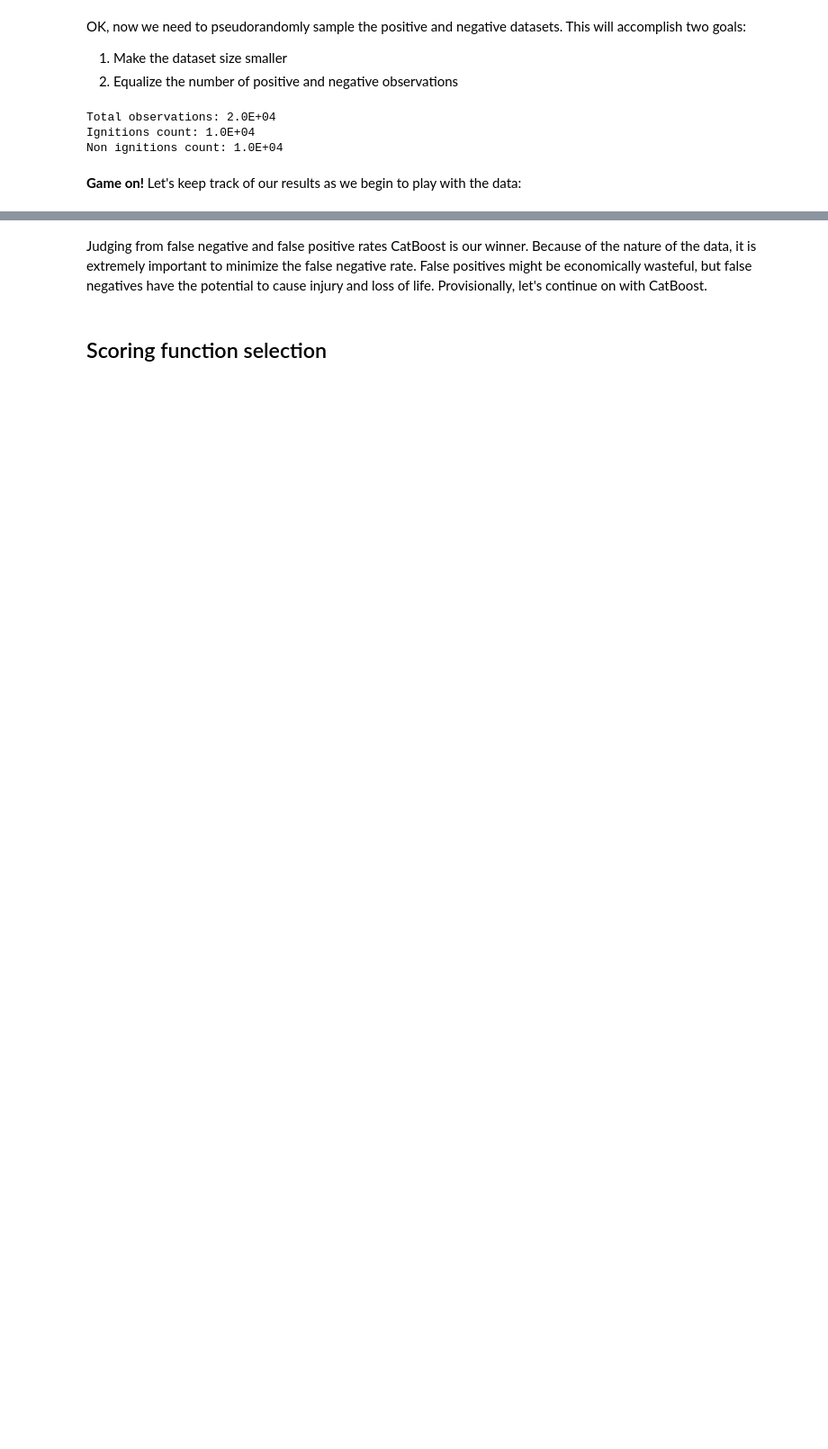
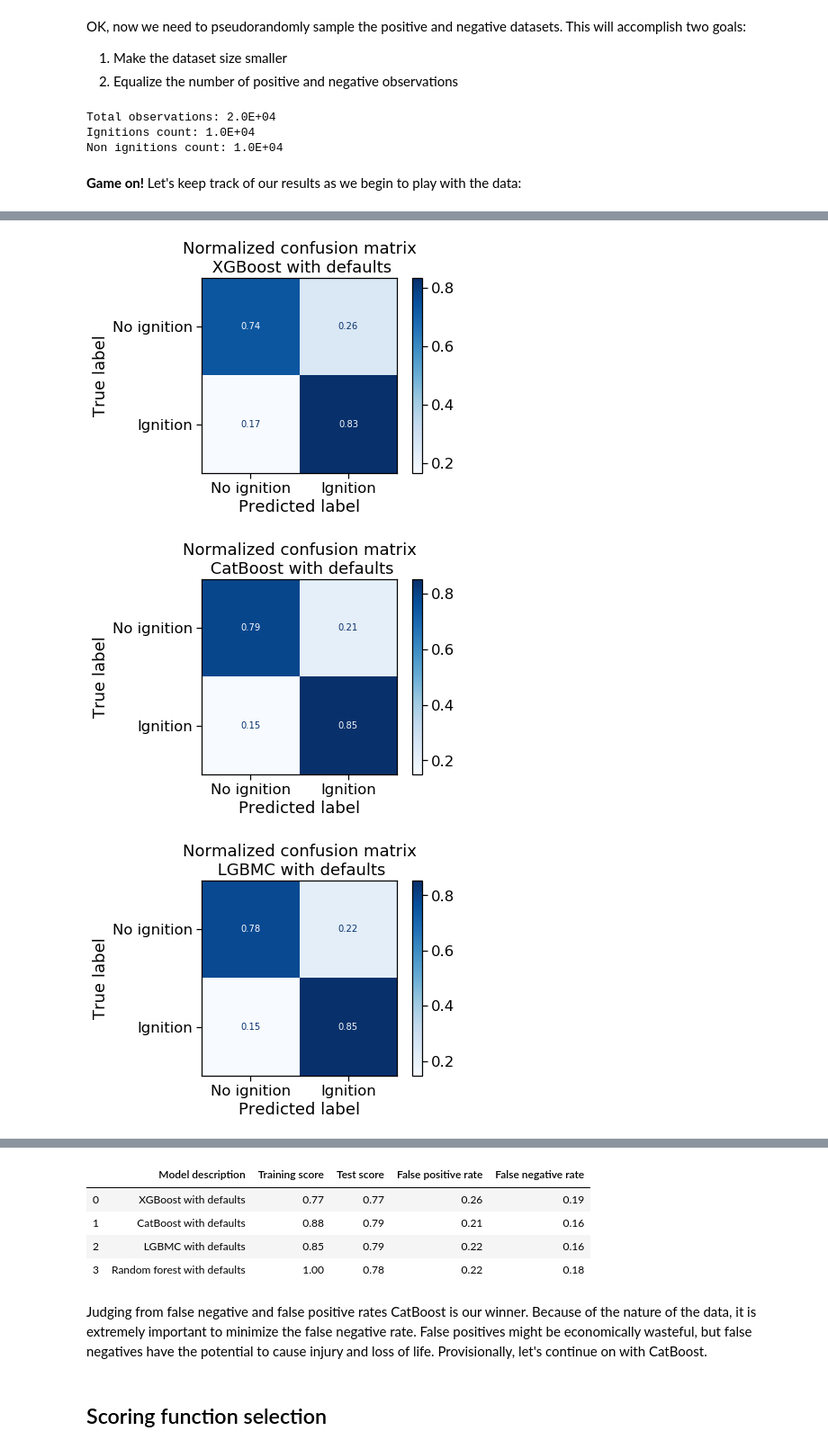
Before and after one commit to aristyogresearch/wildfire, a Jupyter notebook: notebooks/gradient_boosting_model_selection.ipynb, the cells around one changed output, grey strips where cells are left out. Shown at 90% size. Cells and saved outputs as stored; diff of their text form; code cells hidden in the pictures; blank space fills up the shorter version.

```diff
--- a/notebooks/gradient_boosting_model_selection.ipynb
+++ b/notebooks/gradient_boosting_model_selection.ipynb
@@ -286,0 +264,36 @@ model_scores
+# %%
+from xgboost import XGBClassifier
+from catboost import CatBoostClassifier
+from lightgbm import LGBMClassifier
+from sklearn.ensemble import RandomForestClassifier
+
+model_descriptions = [
+    'XGBoost with defaults',
+    'CatBoost with defaults',
+    'LightGBM. with defaults',
+    'Random forest with defaults'
+]
+
+threads = (xgb_jobs * optimization_jobs)
+
+classifiers = (
+    XGBClassifier(n_jobs = threads),
+    CatBoostClassifier(thread_count = threads, silent = True),
+    LGBMClassifier(n_jobs = threads),
+    RandomForestClassifier(n_jobs = threads)
+)
+
+model_scores = compare_algorithms(
+    classifiers,
+    model_descriptions,
+    x_train,
+    y_train,
+    x_test,
+    y_test
+ )
+
+model_scores
+# %% [output]
+[figure, added]
+[figure, added]
+[figure, added]
@@ -287,3 +301,8 @@ model_scores
+|  | Model description | Training score | Test score | False positive rate | False negative rate |
+| 0 | XGBoost with defaults | 0.77 | 0.77 | 0.26 | 0.19 |
+| 1 | CatBoost with defaults | 0.88 | 0.79 | 0.21 | 0.16 |
+| 2 | LGBMC with defaults | 0.85 | 0.79 | 0.22 | 0.16 |
+| 3 | Random forest with defaults | 1.00 | 0.78 | 0.22 | 0.18 |
 # %% [markdown]
 Judging from false negative and false positive rates CatBoost is our winner. Because of the nature of the data, it is extremely important to minimize the false negative rate. False positives might be economically wasteful, but false negatives have the potential to cause injury and loss of life. Provisionally, let's continue on with CatBoost.
 # %% [markdown]
```
Also changed, not shown: parts of 12 cells of this notebook.
